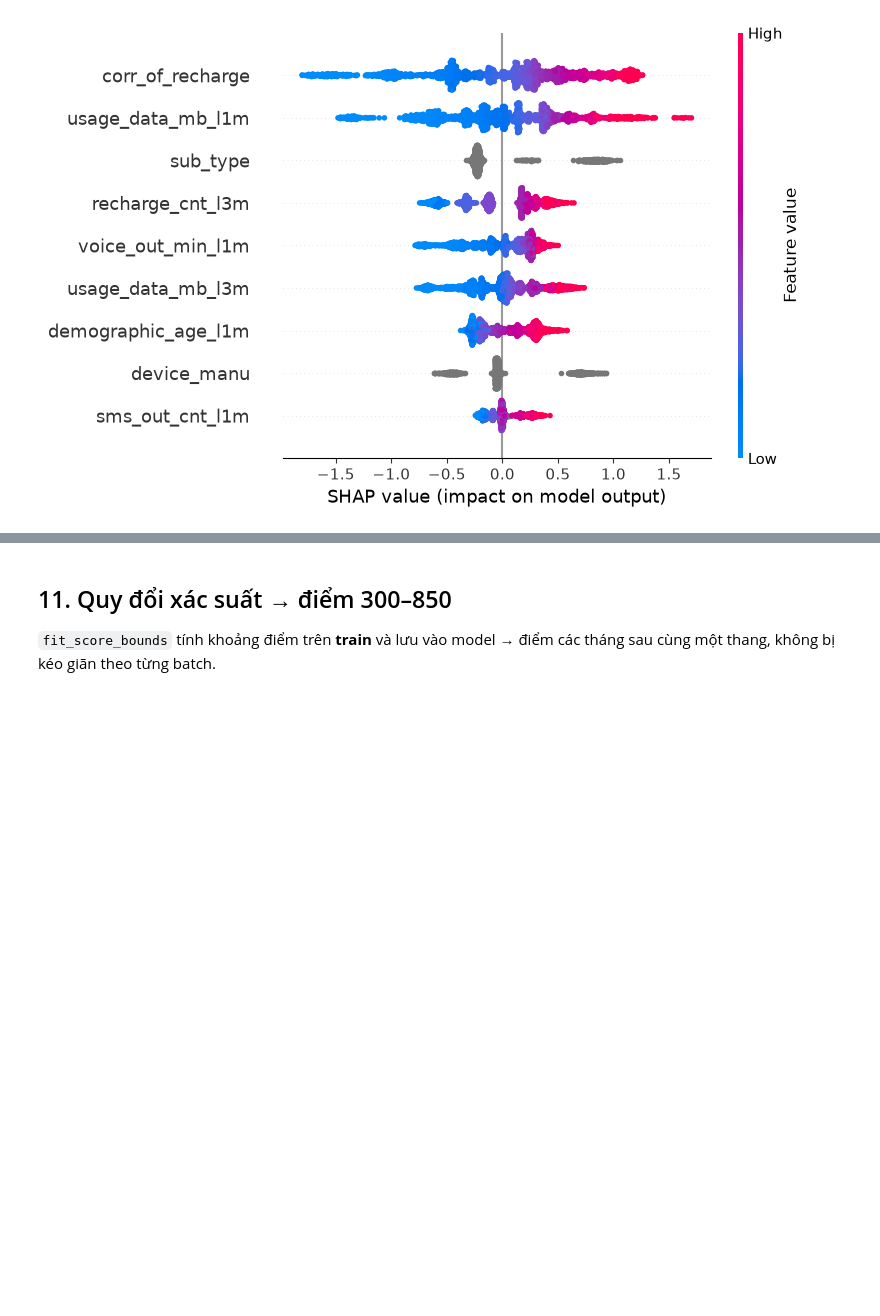
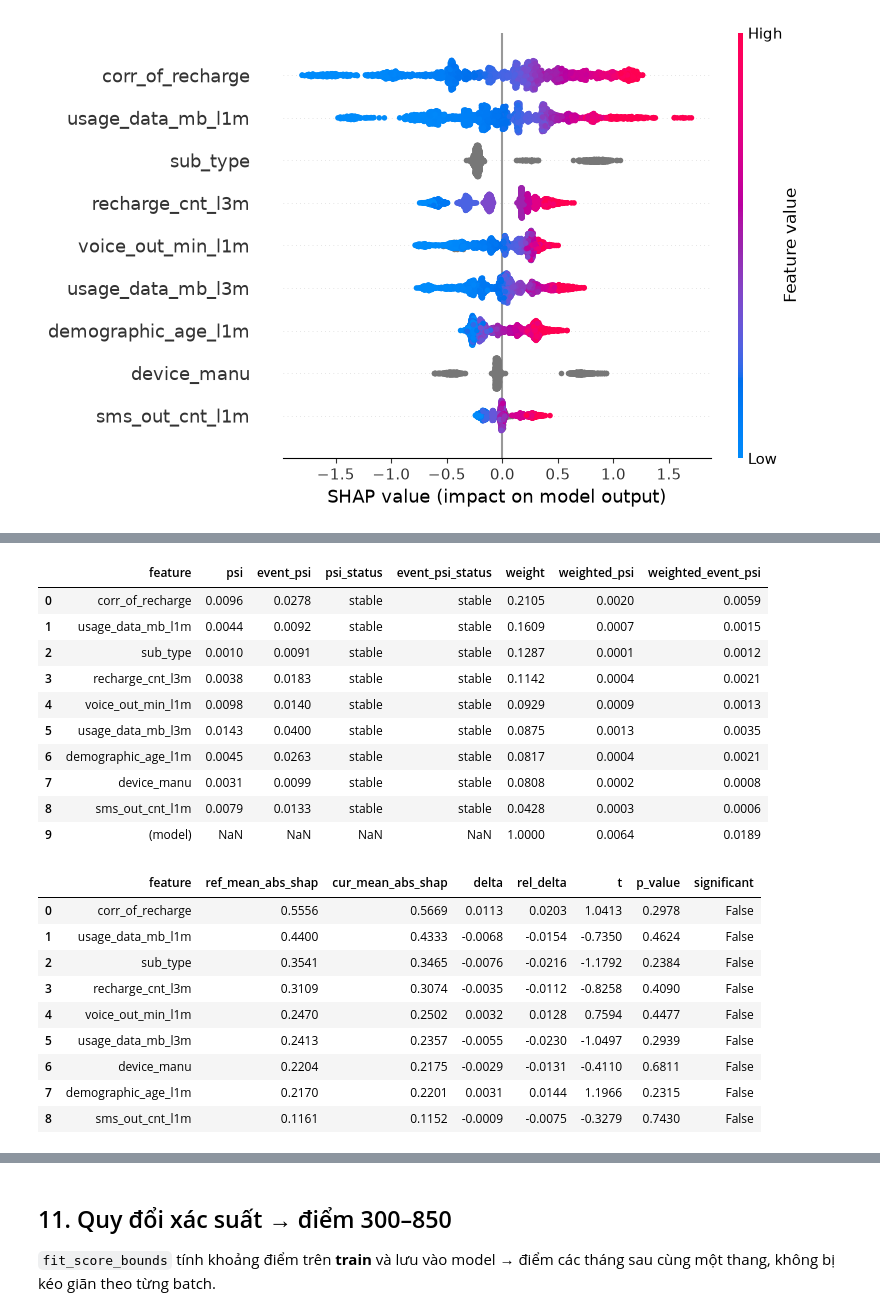
Before and after one commit to huyphan5677/train_model_standard, a Jupyter notebook: notebooks/01_train.ipynb, the cells around one changed output, grey strips where cells are left out. Saved outputs shown, nothing was run; the diff lists cells and outputs as text; code cells hidden in the pictures; blank space fills up the shorter version.

```diff
--- a/notebooks/01_train.ipynb
+++ b/notebooks/01_train.ipynb
@@ -412,3 +454,31 @@ plot_shap_summary(model, X_test.sample(min(2000, len(X_test)), random_state=0),
+# %%
+from train_model.evaluation import psi_report, shap_drift
+
+display(psi_report(train, test, final_features, TARGET, importance=shap_imp.set_index("feature")["mean_abs_shap"]).round(4))
+X_train = prepare_features(train, final_features, cat_final)
+display(shap_drift(model, X_train, X_test).round(4))
+# %% [output]
+|  | feature | psi | event_psi | psi_status | event_psi_status | weight | weighted_psi | weighted_event_psi |
+| 0 | corr_of_recharge | 0.0096 | 0.0278 | stable | stable | 0.2105 | 0.0020 | 0.0059 |
+| 1 | usage_data_mb_l1m | 0.0044 | 0.0092 | stable | stable | 0.1609 | 0.0007 | 0.0015 |
+| 2 | sub_type | 0.0010 | 0.0091 | stable | stable | 0.1287 | 0.0001 | 0.0012 |
+| 3 | recharge_cnt_l3m | 0.0038 | 0.0183 | stable | stable | 0.1142 | 0.0004 | 0.0021 |
+| 4 | voice_out_min_l1m | 0.0098 | 0.0140 | stable | stable | 0.0929 | 0.0009 | 0.0013 |
+| 5 | usage_data_mb_l3m | 0.0143 | 0.0400 | stable | stable | 0.0875 | 0.0013 | 0.0035 |
+| 6 | demographic_age_l1m | 0.0045 | 0.0263 | stable | stable | 0.0817 | 0.0004 | 0.0021 |
+| 7 | device_manu | 0.0031 | 0.0099 | stable | stable | 0.0808 | 0.0002 | 0.0008 |
+| 8 | sms_out_cnt_l1m | 0.0079 | 0.0133 | stable | stable | 0.0428 | 0.0003 | 0.0006 |
+| 9 | (model) | NaN | NaN | NaN | NaN | 1.0000 | 0.0064 | 0.0189 |
+|  | feature | ref_mean_abs_shap | cur_mean_abs_shap | delta | rel_delta | t | p_value | significant |
+| 0 | corr_of_recharge | 0.5556 | 0.5669 | 0.0113 | 0.0203 | 1.0413 | 0.2978 | False |
+| 1 | usage_data_mb_l1m | 0.4400 | 0.4333 | -0.0068 | -0.0154 | -0.7350 | 0.4624 | False |
+| 2 | sub_type | 0.3541 | 0.3465 | -0.0076 | -0.0216 | -1.1792 | 0.2384 | False |
+| 3 | recharge_cnt_l3m | 0.3109 | 0.3074 | -0.0035 | -0.0112 | -0.8258 | 0.4090 | False |
+| 4 | voice_out_min_l1m | 0.2470 | 0.2502 | 0.0032 | 0.0128 | 0.7594 | 0.4477 | False |
+| 5 | usage_data_mb_l3m | 0.2413 | 0.2357 | -0.0055 | -0.0230 | -1.0497 | 0.2939 | False |
+| 6 | device_manu | 0.2204 | 0.2175 | -0.0029 | -0.0131 | -0.4110 | 0.6811 | False |
+| 7 | demographic_age_l1m | 0.2170 | 0.2201 | 0.0031 | 0.0144 | 1.1966 | 0.2315 | False |
+| 8 | sms_out_cnt_l1m | 0.1161 | 0.1152 | -0.0009 | -0.0075 | -0.3279 | 0.7430 | False |
 # %% [markdown]
 ## 10b. Challenger: scorecard logistic + so sánh champion / challenger
 
```
Also changed, not shown: parts of 12 cells of this notebook, 1 other file.
